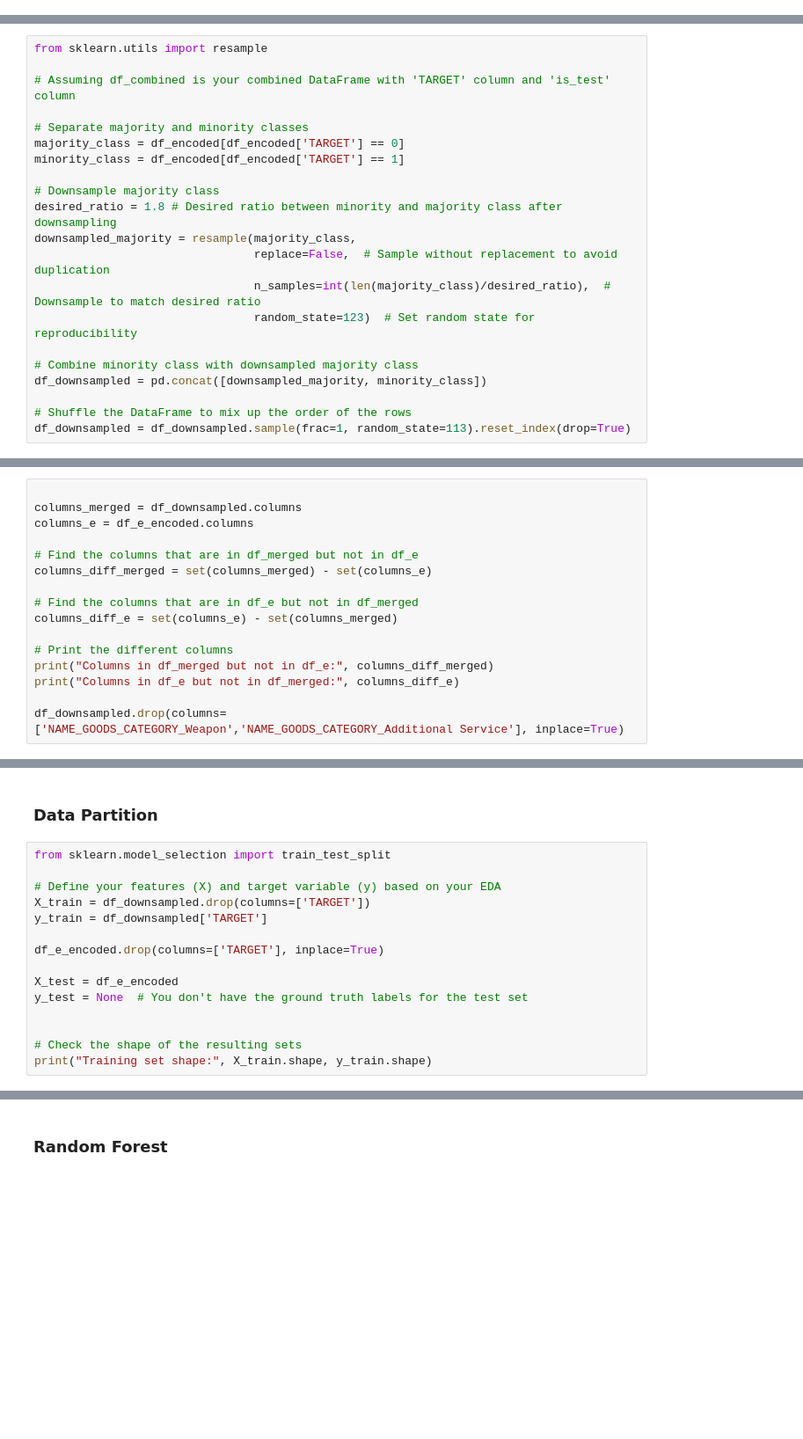
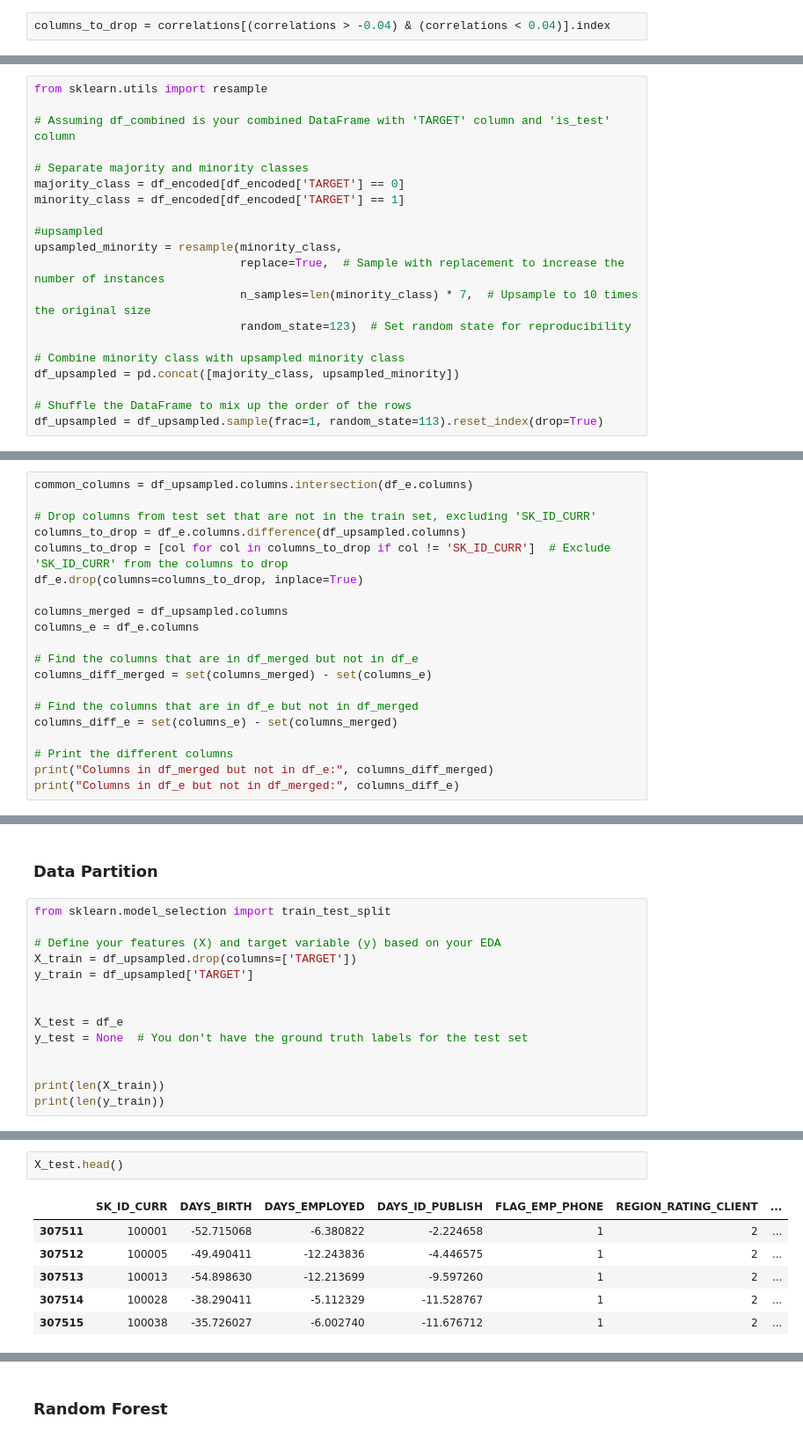
Before and after one commit to kyanderson0446/MSBA_HC, a Jupyter notebook: HC_EDA_4.4.ipynb, the cells around one changed output, grey strips where cells are left out. Shown at 88% size. Drawn from its saved outputs; the diff is of its cells as text; blank space fills up the shorter version.

```diff
--- a/HC_EDA_4.4.ipynb
+++ b/HC_EDA_4.4.ipynb
@@ -386,0 +295,2 @@ df_encoded.head()
+# %%
+columns_to_drop = correlations[(correlations > -0.04) & (correlations < 0.04)].index
@@ -395,24 +366,29 @@ from sklearn.utils import resample
 majority_class = df_encoded[df_encoded['TARGET'] == 0]
 minority_class = df_encoded[df_encoded['TARGET'] == 1]
 
-# Downsample majority class
-desired_ratio = 1.8 # Desired ratio between minority and majority class after downsampling
-downsampled_majority = resample(majority_class,
-                                replace=False,  # Sample without replacement to avoid duplication
-                                n_samples=int(len(majority_class)/desired_ratio),  # Downsample to match desired ratio
-                                random_state=123)  # Set random state for reproducibility
+#upsampled
+upsampled_minority = resample(minority_class,
+                              replace=True,  # Sample with replacement to increase the number of instances
+                              n_samples=len(minority_class) * 7,  # Upsample to 10 times the original size
+                              random_state=123)  # Set random state for reproducibility
 
-# Combine minority class with downsampled majority class
-df_downsampled = pd.concat([downsampled_majority, minority_class])
+# Combine minority class with upsampled minority class
+df_upsampled = pd.concat([majority_class, upsampled_minority])
 
 # Shuffle the DataFrame to mix up the order of the rows
-df_downsampled = df_downsampled.sample(frac=1, random_state=113).reset_index(drop=True)
+df_upsampled = df_upsampled.sample(frac=1, random_state=113).reset_index(drop=True)
 # %% [markdown]
 ## Remove excess columns
 # %%
+common_columns = df_upsampled.columns.intersection(df_e.columns)
 
-columns_merged = df_downsampled.columns
-columns_e = df_e_encoded.columns
+# Drop columns from test set that are not in the train set, excluding 'SK_ID_CURR'
+columns_to_drop = df_e.columns.difference(df_upsampled.columns)
+columns_to_drop = [col for col in columns_to_drop if col != 'SK_ID_CURR']  # Exclude 'SK_ID_CURR' from the columns to drop
+df_e.drop(columns=columns_to_drop, inplace=True)
+
+columns_merged = df_upsampled.columns
+columns_e = df_e.columns
 
 # Find the columns that are in df_merged but not in df_e
 columns_diff_merged = set(columns_merged) - set(columns_e)
@@ -423,6 +399,4 @@ columns_diff_e = set(columns_e) - set(columns_merged)
 # Print the different columns
 print("Columns in df_merged but not in df_e:", columns_diff_merged)
 print("Columns in df_e but not in df_merged:", columns_diff_e)
-
-df_downsampled.drop(columns=['NAME_GOODS_CATEGORY_Weapon','NAME_GOODS_CATEGORY_Additional Service'], inplace=True)
 # %% [output]
@@ -443,15 +421,14 @@ Name: count, dtype: int64
 from sklearn.model_selection import train_test_split
 
 # Define your features (X) and target variable (y) based on your EDA
-X_train = df_downsampled.drop(columns=['TARGET'])
-y_train = df_downsampled['TARGET']
+X_train = df_upsampled.drop(columns=['TARGET'])
+y_train = df_upsampled['TARGET']
 
-df_e_encoded.drop(columns=['TARGET'], inplace=True)
 
-X_test = df_e_encoded
+X_test = df_e
 y_test = None  # You don't have the ground truth labels for the test set
 
 
-# Check the shape of the resulting sets
-print("Training set shape:", X_train.shape, y_train.shape)
+print(len(X_train))
+print(len(y_train))
 # %% [output]
@@ -458,0 +437,9 @@ Training set shape: (86708, 407) (86708,)
+# %%
+X_test.head()
+# %% [output]
+|  | SK_ID_CURR | DAYS_BIRTH | DAYS_EMPLOYED | DAYS_ID_PUBLISH | FLAG_EMP_PHONE | REGION_RATING_CLIENT | ... |
+| 307511 | 100001 | -52.715068 | -6.380822 | -2.224658 | 1 | 2 | ... |
+| 307512 | 100005 | -49.490411 | -12.243836 | -4.446575 | 1 | 2 | ... |
+| 307513 | 100013 | -54.898630 | -12.213699 | -9.597260 | 1 | 2 | ... |
+| 307514 | 100028 | -38.290411 | -5.112329 | -11.528767 | 1 | 2 | ... |
+| 307515 | 100038 | -35.726027 | -6.002740 | -11.676712 | 1 | 2 | ... |
```
Also changed, not shown: parts of 53 cells of this notebook.
